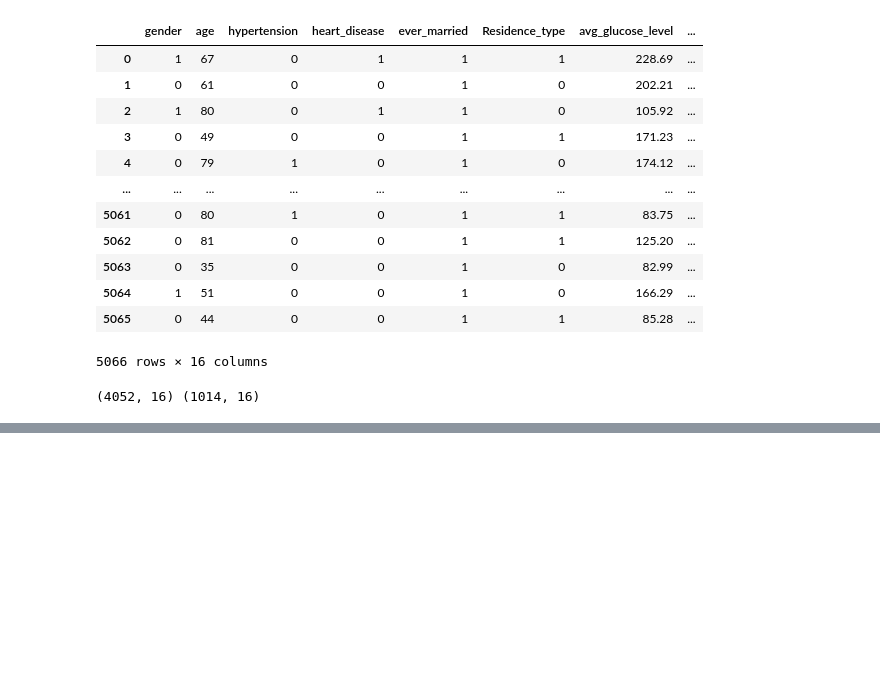
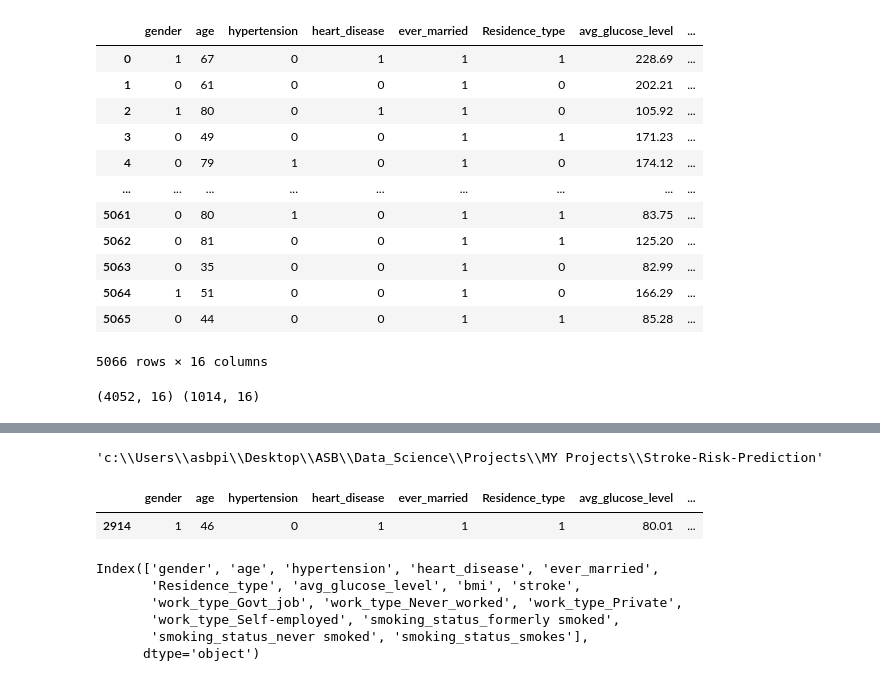
Before and after one commit to asbpintu/Stroke-Risk-Prediction, a Jupyter notebook: research/trials.ipynb, the cells around one changed output, grey strips where cells are left out. Cells and saved outputs as stored; diff of their text form; code cells hidden in the pictures; blank space fills up the shorter version.

```diff
--- a/research/trials.ipynb
+++ b/research/trials.ipynb
@@ -849,0 +852,18 @@ RandomForestClassifier(max_depth=100, min_samples_leaf=2, min_samples_split=10,
+# %%
+pwd
+# %% [output]
+'c:\\Users\\asbpi\\Desktop\\ASB\\Data_Science\\Projects\\MY Projects\\Stroke-Risk-Prediction'
+# %%
+train.head(1)
+# %% [output]
+|  | gender | age | hypertension | heart_disease | ever_married | Residence_type | avg_glucose_level | ... |
+| 2914 | 1 | 46 | 0 | 1 | 1 | 1 | 80.01 | ... |
+# %%
+train.columns
+# %% [output]
+Index(['gender', 'age', 'hypertension', 'heart_disease', 'ever_married',
+       'Residence_type', 'avg_glucose_level', 'bmi', 'stroke',
+       'work_type_Govt_job', 'work_type_Never_worked', 'work_type_Private',
+       'work_type_Self-employed', 'smoking_status_formerly smoked',
+       'smoking_status_never smoked', 'smoking_status_smokes'],
+      dtype='object')
```
Also changed, not shown: parts of 46 cells of this notebook, 6 other files.
